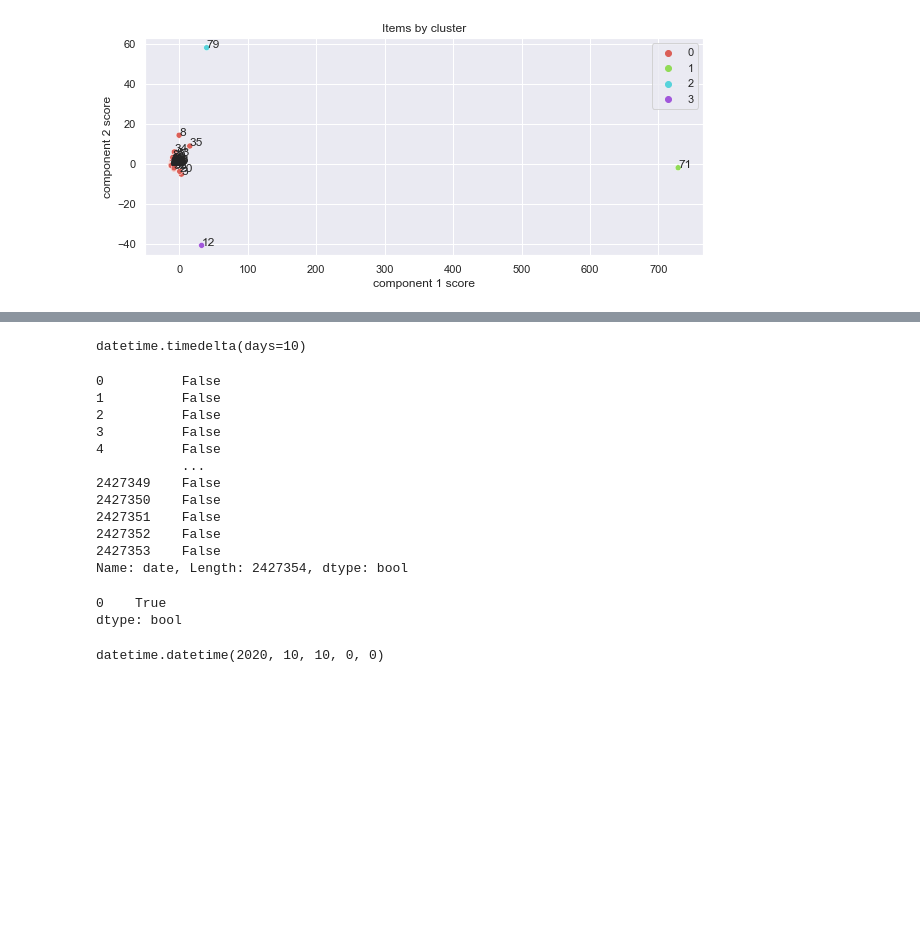
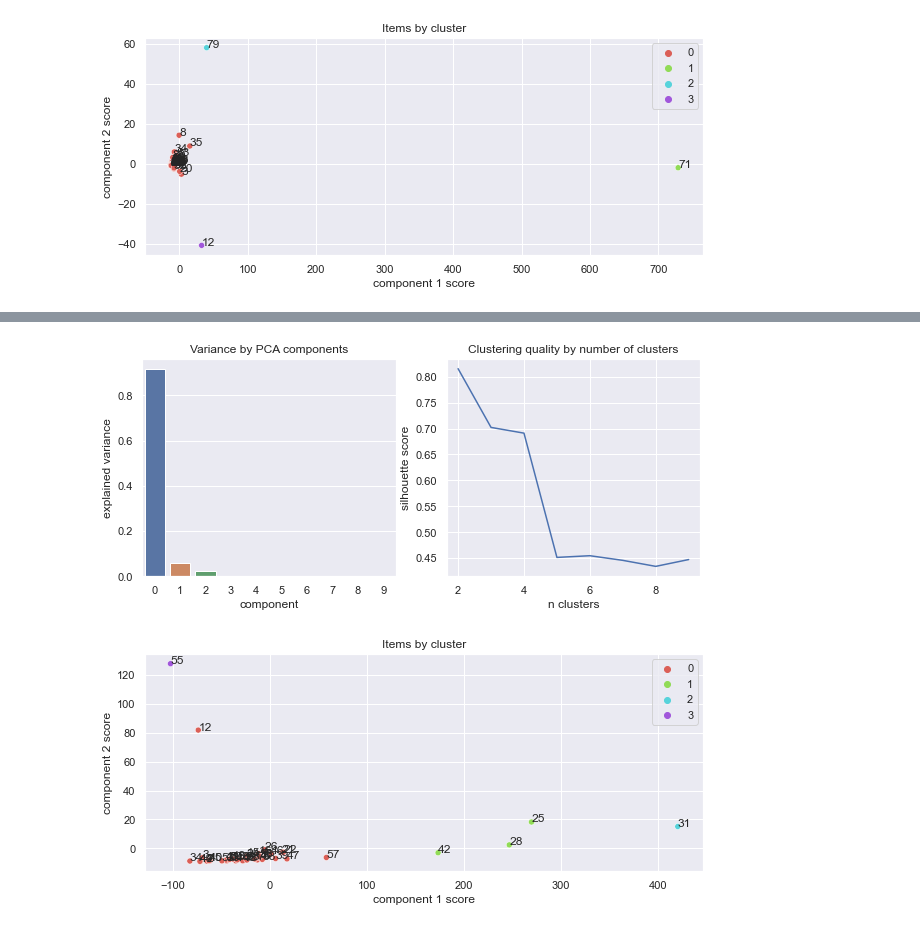
Before and after one commit to GallonShih/Projects, a Jupyter notebook: SideProject/05_Predict_Future_Sales/Predict_Future_Sales_v2.ipynb, the cells around one changed output, grey strips where cells are left out. Saved outputs shown, nothing was run; the diff lists cells and outputs as text; code cells hidden in the pictures; blank space fills up the shorter version.

```diff
--- a/SideProject/05_Predict_Future_Sales/Predict_Future_Sales_v2.ipynb
+++ b/SideProject/05_Predict_Future_Sales/Predict_Future_Sales_v2.ipynb
@@ -705,19 +607,0 @@ dtype: datetime64[ns]
-# %%
-datetime.datetime.strptime('2020-04-20',"%Y-%m-%d") - datetime.datetime.strptime('2020-04-10',"%Y-%m-%d")
-# %% [output]
-datetime.timedelta(days=10)
-# %%
-train.date.dt.is_month_end
-# %% [output]
-0          False
-1          False
-2          False
-3          False
-4          False
-           ...
-2427349    False
-2427350    False
-2427351    False
-2427352    False
-2427353    False
-Name: date, Length: 2427354, dtype: bool
@@ -726,9 +608,7 @@ import datetime
-# %%
-pd.Series(datetime.datetime.strptime('2020-04-30',"%Y-%m-%d")).dt.is_month_end
-# %% [output]
-0    True
-dtype: bool
-# %%
-datetime.datetime.strptime('2020-10-10',"%Y-%m-%d")
-# %% [output]
-datetime.datetime(2020, 10, 10, 0, 0)
+# %%
+shop_group_dict = cluster_feature(matrix, 'item_cnt_month', 'shop_id', 'item_category_id', n_components=4, n_clusters=4, aggfunc="mean", exclude=[36])
+shop_group_dict[36] = shop_group_dict[37]  # Shop36 added separately because it only has one month of data
+matrix['shop_cluster'] = matrix['shop_id'].map(shop_group_dict)
+# %% [output]
+[figure, added]
+[figure, added]
```
Also changed, not shown: parts of 38 cells of this notebook.
